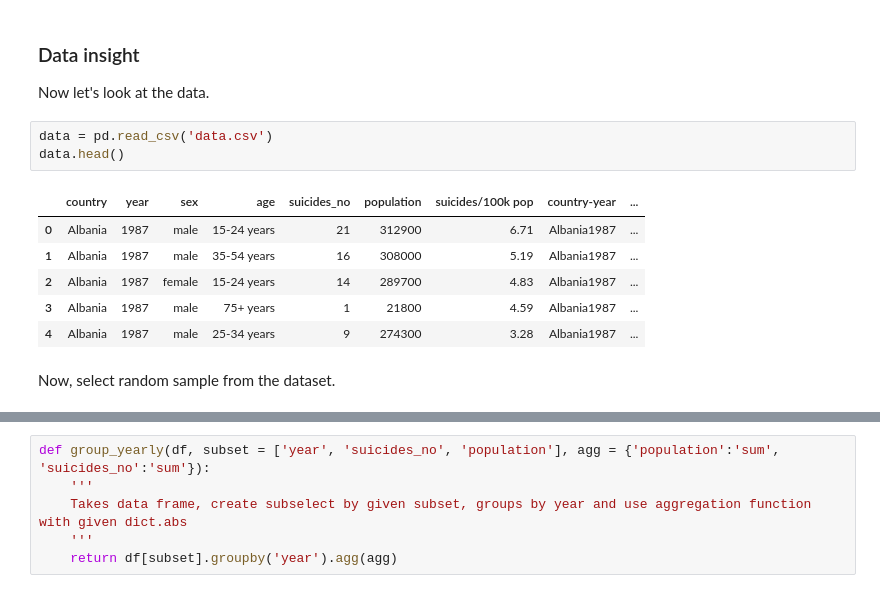
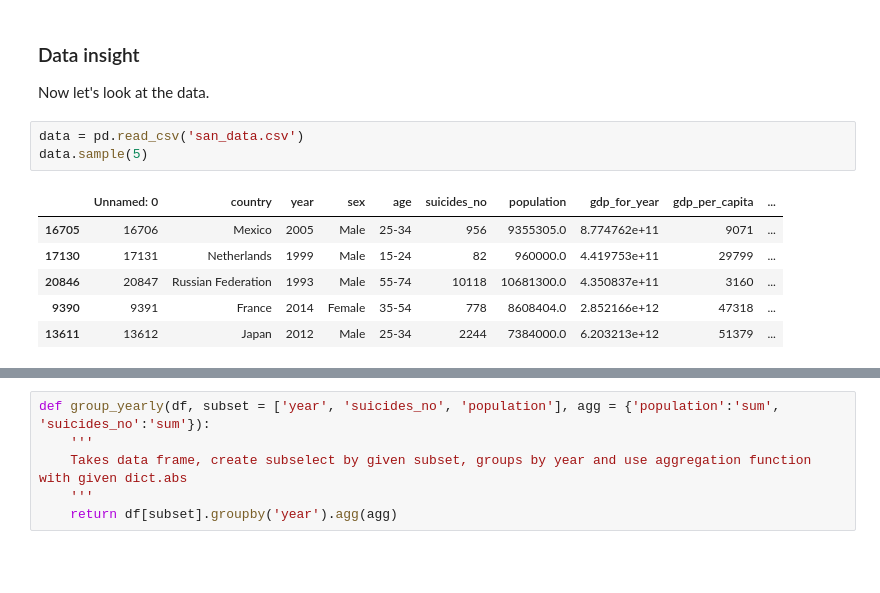
Before and after one commit to LukasForst/SAN, a Jupyter notebook: final/suicide_analysis.ipynb, the cells around one changed output, grey strips where cells are left out. Saved outputs shown, nothing was run; the diff lists cells and outputs as text; blank space fills up the shorter version.

```diff
--- a/final/suicide_analysis.ipynb
+++ b/final/suicide_analysis.ipynb
@@ -14,14 +14,12 @@ plt.offline.init_notebook_mode(connected=True)
 
 Now let's look at the data.
 # %%
-data = pd.read_csv('data.csv')
-data.head()
+data = pd.read_csv('san_data.csv')
+data.sample(5)
 # %% [output]
-|  | country | year | sex | age | suicides_no | population | suicides/100k pop | country-year | ... |
-| 0 | Albania | 1987 | male | 15-24 years | 21 | 312900 | 6.71 | Albania1987 | ... |
-| 1 | Albania | 1987 | male | 35-54 years | 16 | 308000 | 5.19 | Albania1987 | ... |
-| 2 | Albania | 1987 | female | 15-24 years | 14 | 289700 | 4.83 | Albania1987 | ... |
-| 3 | Albania | 1987 | male | 75+ years | 1 | 21800 | 4.59 | Albania1987 | ... |
-| 4 | Albania | 1987 | male | 25-34 years | 9 | 274300 | 3.28 | Albania1987 | ... |
+|  | Unnamed: 0 | country | year | sex | age | suicides_no | population | gdp_for_year | gdp_per_capita | ... |
+| 16705 | 16706 | Mexico | 2005 | Male | 25-34 | 956 | 9355305.0 | 8.774762e+11 | 9071 | ... |
+| 17130 | 17131 | Netherlands | 1999 | Male | 15-24 | 82 | 960000.0 | 4.419753e+11 | 29799 | ... |
+| 20846 | 20847 | Russian Federation | 1993 | Male | 55-74 | 10118 | 10681300.0 | 4.350837e+11 | 3160 | ... |
+| 9390 | 9391 | France | 2014 | Female | 35-54 | 778 | 8608404.0 | 2.852166e+12 | 47318 | ... |
+| 13611 | 13612 | Japan | 2012 | Male | 25-34 | 2244 | 7384000.0 | 6.203213e+12 | 51379 | ... |
-# %% [markdown]
-Now, select random sample from the dataset.
```
Also changed, not shown: parts of 31 cells of this notebook, 2 other files.
